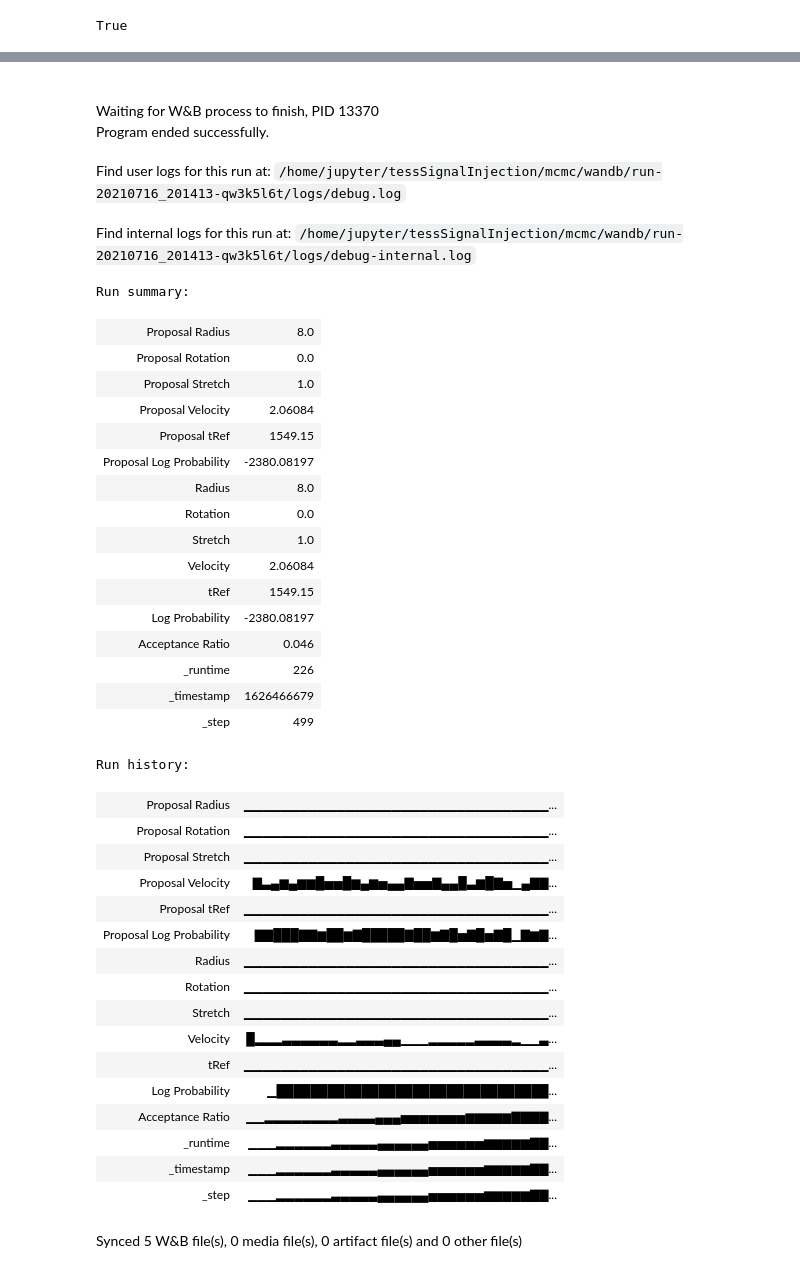
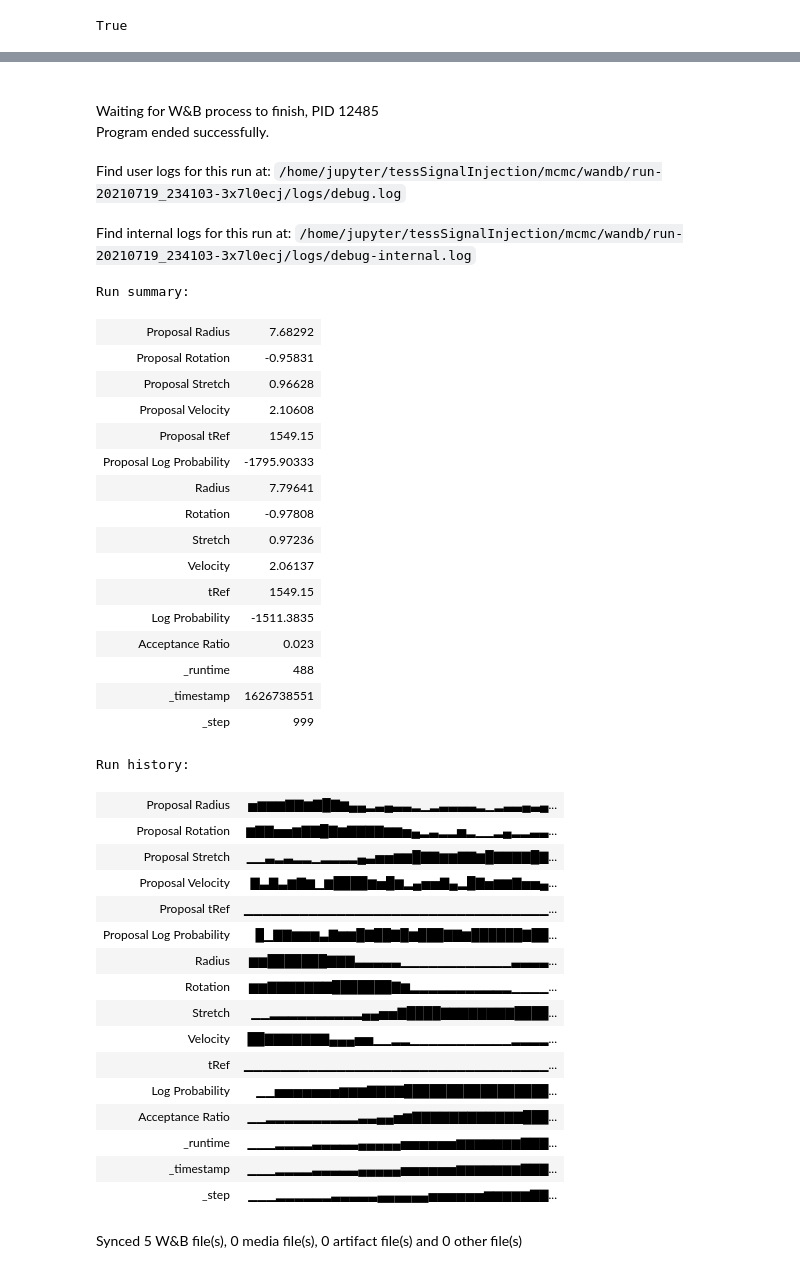
Before and after one commit to joshua-bromley/tessSignalInjection, a Jupyter notebook: mcmc/simpleSampler.ipynb, the cells around one changed output, grey strips where cells are left out. Cells and saved outputs as stored; diff of their text form; code cells hidden in the pictures.

```diff
--- a/mcmc/simpleSampler.ipynb
+++ b/mcmc/simpleSampler.ipynb
@@ -151,9 +151,9 @@ def hRatio(theta0,theta1,flux, times, fluxErr):
 def proposeJump(theta, cov):
     sides, radius, rotation, stretch, velocity, tRef = theta
     newSides = sides #int(np.random.normal(sides, cov[0]))
-    newRadius = radius #np.random.normal(radius, cov[1])
-    newRotation = rotation #np.random.normal(rotation, cov[2])
-    newStretch = stretch #np.log(np.random.normal(np.exp(stretch),cov[3]))
+    newRadius = np.random.normal(radius, cov[1])
+    newRotation = np.random.normal(rotation, cov[2])
+    newStretch = np.log(np.random.normal(np.exp(stretch),cov[3]))
     newVelocity = np.random.normal(velocity,cov[4])
     newTRef = tRef #np.random.normal(tRef,cov[5])
     newTheta = (newSides, newRadius, newRotation, newStretch, newVelocity, newTRef)
@@ -191,10 +230,14 @@ def mhMcmc(theta0, cov, steps, times, flux, fluxErr):
 # %%
 times, flux, fluxErr = getData("tesslc_13203100000000")
-tRef = 1549.15#np.median(times)
-theta0= [3, 8, 0, 1, 2, tRef]
-cov = [0.1,0.1,np.pi/64,0.2,0.125,np.std(times)/2]
+tRef = 1549.15 #times[np.where(flux == np.min(flux))]#np.median(times)
+theta0= [3, 8, -np.pi/6,0.32, 2, tRef]
+#positions,_,_ = tRefMcmc(theta0, cov, 500, times, flux, fluxErr)
+#tRef = positions[-1][5]
+#print(tRef)
+#theta0[5] = tRef
+cov = [0.1,0.1,np.pi/64,0.1,0.1,np.std(times)/20]
 wandb.init(project = "mcmc", config={"Sides":theta0[0],"Radius":cov[1],"Rotation":cov[2],"Stretch":cov[3],"Velocity":cov[4],"tRef":cov[5]})
-positions, lnProbPos, acceptanceRatio = mhMcmc(theta0, cov, 500, times, flux, fluxErr)
+positions, lnProbPos, acceptanceRatio = mhMcmc(theta0, cov,1000, times, flux, fluxErr)
 wandb.finish()
 print(positions[-1])
 # %% [output]
@@ -208,39 +251,39 @@ Run data is saved locally in /home/jupyter/tessSignalInjection/mcmc/wandb/run-20
-Waiting for W&B process to finish, PID 13370
+Waiting for W&B process to finish, PID 12485
 Program ended successfully.
-Find user logs for this run at: /home/jupyter/tessSignalInjection/mcmc/wandb/run-20210716_201413-qw3k5l6t/logs/debug.log
+Find user logs for this run at: /home/jupyter/tessSignalInjection/mcmc/wandb/run-20210719_234103-3x7l0ecj/logs/debug.log
-Find internal logs for this run at: /home/jupyter/tessSignalInjection/mcmc/wandb/run-20210716_201413-qw3k5l6t/logs/debug-internal.log
+Find internal logs for this run at: /home/jupyter/tessSignalInjection/mcmc/wandb/run-20210719_234103-3x7l0ecj/logs/debug-internal.log
 Run summary:
-| Proposal Radius | 8.0 |
-| Proposal Rotation | 0.0 |
-| Proposal Stretch | 1.0 |
-| Proposal Velocity | 2.06084 |
+| Proposal Radius | 7.68292 |
+| Proposal Rotation | -0.95831 |
+| Proposal Stretch | 0.96628 |
+| Proposal Velocity | 2.10608 |
 | Proposal tRef | 1549.15 |
-| Proposal Log Probability | -2380.08197 |
-| Radius | 8.0 |
-| Rotation | 0.0 |
-| Stretch | 1.0 |
-| Velocity | 2.06084 |
+| Proposal Log Probability | -1795.90333 |
+| Radius | 7.79641 |
+| Rotation | -0.97808 |
+| Stretch | 0.97236 |
+| Velocity | 2.06137 |
 | tRef | 1549.15 |
-| Log Probability | -2380.08197 |
-| Acceptance Ratio | 0.046 |
-| _runtime | 226 |
-| _timestamp | 1626466679 |
-| _step | 499 |
+| Log Probability | -1511.3835 |
+| Acceptance Ratio | 0.023 |
+| _runtime | 488 |
+| _timestamp | 1626738551 |
+| _step | 999 |
 Run history:
-| Proposal Radius | ▁▁▁▁▁▁▁▁▁▁▁▁▁▁▁▁▁▁▁▁▁▁▁▁▁▁▁▁▁▁▁▁▁... |
-| Proposal Rotation | ▁▁▁▁▁▁▁▁▁▁▁▁▁▁▁▁▁▁▁▁▁▁▁▁▁▁▁▁▁▁▁▁▁... |
-| Proposal Stretch | ▁▁▁▁▁▁▁▁▁▁▁▁▁▁▁▁▁▁▁▁▁▁▁▁▁▁▁▁▁▁▁▁▁... |
-| Proposal Velocity | ▇▃▄▆▄▆▆█▅▅█▆▄▆▅▄▄▇▅▅▇▄▄█▃▆█▇▅▁▄▇▇... |
+| Proposal Radius | ▅▆▆▆▇▇▆▇█▇▆▄▄▂▃▄▃▃▂▁▂▃▃▃▃▂▁▂▃▃▄▃▄... |
+| Proposal Rotation | ▆▇▇▅▅▆▇▇█▇▆▇▇▇▇▆▆▅▄▂▃▂▂▅▂▁▁▂▄▂▂▃▃... |
+| Proposal Stretch | ▁▁▃▂▃▂▂▁▂▂▂▂▄▃▅▅▆▆█▇▇▆▆▇▇▆█▇▇▇▇█▇... |
+| Proposal Velocity | ▇▃▇▃▆▇▆▁▆████▆▅█▆▂▄▅▅▇▄▂█▇▅▆▆▇▅▅▄... |
 | Proposal tRef | ▁▁▁▁▁▁▁▁▁▁▁▁▁▁▁▁▁▁▁▁▁▁▁▁▁▁▁▁▁▁▁▁▁... |
-| Proposal Log Probability | ▇▇███▇▇▆██▆▇█████▇██▆▇█▅▇█▅▇█▁▇▆▇... |
-| Radius | ▁▁▁▁▁▁▁▁▁▁▁▁▁▁▁▁▁▁▁▁▁▁▁▁▁▁▁▁▁▁▁▁▁... |
-| Rotation | ▁▁▁▁▁▁▁▁▁▁▁▁▁▁▁▁▁▁▁▁▁▁▁▁▁▁▁▁▁▁▁▁▁... |
-| Stretch | ▁▁▁▁▁▁▁▁▁▁▁▁▁▁▁▁▁▁▁▁▁▁▁▁▁▁▁▁▁▁▁▁▁... |
-| Velocity | █▂▂▂▃▃▃▃▃▃▂▂▃▃▃▄▄▁▁▁▂▂▂▂▂▃▃▃▃▂▁▁▃... |
+| Proposal Log Probability | █▁▇▇▆▆▆▃▇▆▆█▇██▇█▆███▇▇▆██████▇██... |
+| Radius | ▆▆███████▇▇▇▃▃▃▃▃▁▁▁▁▁▁▁▁▁▁▁▁▃▃▃▃... |
+| Rotation | ▆▆▇▇▇▇▇▇▇███████▇▆▂▂▂▂▂▂▂▂▂▂▂▁▁▁▁... |
+| Stretch | ▁▁▂▂▂▂▂▂▂▂▂▂▄▄▅▅▇████▇▇▇▇▇▇▇▇████... |
+| Velocity | ██▇▇▇▇▇▇▇▄▄▄▅▅▁▁▂▂▁▁▁▁▁▁▁▁▁▁▁▂▂▂▂... |
 | tRef | ▁▁▁▁▁▁▁▁▁▁▁▁▁▁▁▁▁▁▁▁▁▁▁▁▁▁▁▁▁▁▁▁▁... |
-| Log Probability | ▁████████████████████████████████... |
-| Acceptance Ratio | ▁▁▂▂▂▂▂▂▂▂▃▃▃▃▄▄▄▅▅▅▅▅▅▅▆▆▆▆▆▇▇▇▇... |
-| _runtime | ▁▁▁▂▂▂▂▂▂▃▃▃▃▃▄▄▄▄▄▄▅▅▅▅▅▅▆▆▆▆▆▇▇... |
-| _timestamp | ▁▁▁▂▂▂▂▂▂▃▃▃▃▃▄▄▄▄▄▄▅▅▅▅▅▅▆▆▆▆▆▇▇... |
+| Log Probability | ▁▁▅▅▅▅▅▅▅▆▆▆▇▇▇▇█████████████████... |
+| Acceptance Ratio | ▁▁▂▂▂▂▂▂▂▂▂▂▃▃▄▄▅▆▇▇▇▇▇▇▇▇▇▇▇▇███... |
+| _runtime | ▁▁▁▂▂▂▂▃▃▃▃▃▄▄▄▄▄▅▅▅▅▅▅▆▆▆▆▆▆▆▇▇▇... |
+| _timestamp | ▁▁▁▂▂▂▂▃▃▃▃▃▄▄▄▄▄▅▅▅▅▅▅▆▆▆▆▆▆▆▇▇▇... |
 | _step | ▁▁▁▂▂▂▂▂▂▃▃▃▃▃▄▄▄▄▄▄▅▅▅▅▅▅▆▆▆▆▆▇▇... |
 Synced 5 W&B file(s), 0 media file(s), 0 artifact file(s) and 0 other file(s)
```
Also changed, not shown: parts of 8 cells of this notebook.
